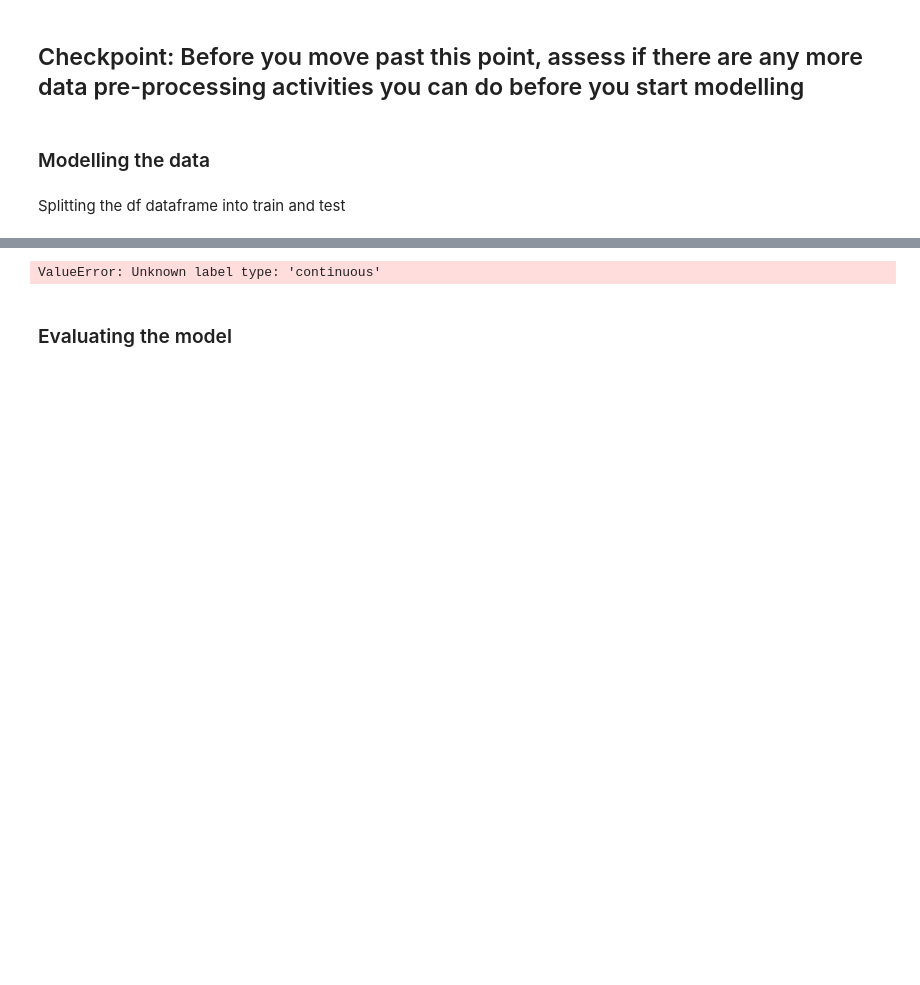
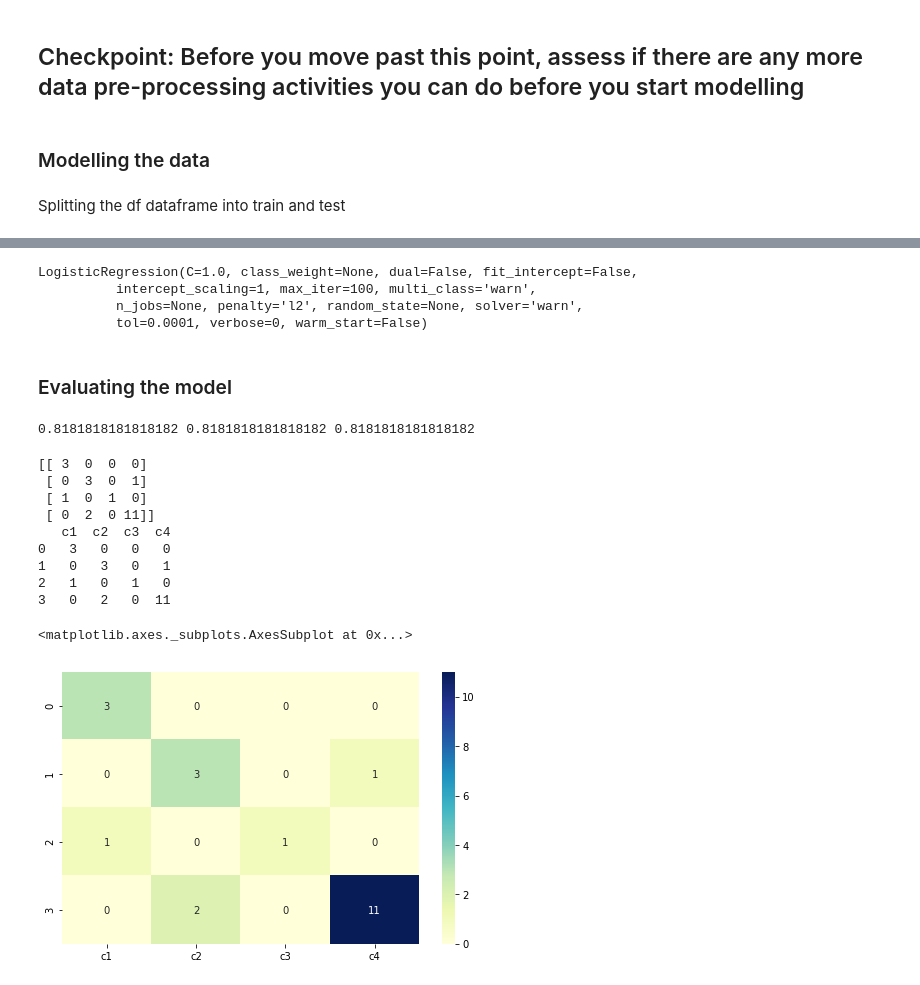
Before and after one commit to redlion47/DataScience, a Jupyter notebook: week12_Assessment/Week12 Assessment - ML with Python.ipynb, the cells around one changed output, grey strips where cells are left out. Drawn from its saved outputs; the diff is of its cells as text; code cells hidden in the pictures; blank space fills up the shorter version.

Commit message:
Started challenges and strengthening my DS skills

```diff
--- a/week12_Assessment/Week12 Assessment - ML with Python.ipynb
+++ b/week12_Assessment/Week12 Assessment - ML with Python.ipynb
@@ -239,7 +292,7 @@ df.sample()
 # %% [markdown]
 Splitting the df dataframe into train and test
 # %%
-x_train, x_test, y_train, y_test  = train_test_split(df.drop(columns=['new_class','new_class_labels']),df.new_class_labels,test_size=.20,random_state=5)
+x_train, x_test, y_train, y_test  = train_test_split(feature_scaled,df[label],test_size=.20,random_state=5)
 # %%
 print(x_train.shape,x_test.shape)
 print(y_train.shape,y_test.shape)
@@ -251,12 +304,17 @@ df.shape
 # %%
 rf = RandomForestClassifier()
 dt = DecisionTreeClassifier()
-# rf.fit(x_train,y_train)
+logreg = LogisticRegression(fit_intercept=False)
+rf.fit(x_train,y_train)
 dt.fit(x_train,y_train)
+logreg.fit(x_train,y_train)
 # %% [output]
-ValueError: Unknown label type: 'continuous'
+LogisticRegression(C=1.0, class_weight=None, dual=False, fit_intercept=False,
+          intercept_scaling=1, max_iter=100, multi_class='warn',
+          n_jobs=None, penalty='l2', random_state=None, solver='warn',
+          tol=0.0001, verbose=0, warm_start=False)
 # %%
 ##making predictions using the RnadomForest regression model
-y_pred=logreg.predict(x_test)
+y_rfpred=rf.predict(x_test)
 # %%
 ##making predictions using the decision tree classifier
@@ -265,8 +325,35 @@ y_pred=logreg.predict(x_test)
 ### Evaluating the model
 # %%
 ##Evaluating the Accuracy RandomForest Model
-metrics.accuracy_score(y_test,y_pred)
+rfAccuracy = accuracy_score(y_test,y_rfpred)
 
 ##Evaluating the DecisionTreeClassifier Model
-metrics.accuracy_score(y_test,y_pred)
+dtAccuracy = accuracy_score(y_test,y_dtpred)
+
+##Evaluating the LogisticRegressionClassifier Model
+logregAccuracy = accuracy_score(y_test,y_logregpred)
+
+print(rfAccuracy,dtAccuracy,logregAccuracy)
+# %% [output]
+0.8181818181818182 0.8181818181818182 0.8181818181818182
+# %%
+##Plot the confusion matrix for the RandomForest Model
+cm=confusion_matrix(y_test,y_rfpred)
+print(cm)
+conf_matrix=pd.DataFrame(data=cm,columns=['c1', 'c2','c3','c4'])
+print(conf_matrix)
+plt.figure(figsize = (8,5))
+sns.heatmap(conf_matrix, annot=True,fmt='d',cmap="YlGnBu")
+# %% [output]
+[[ 3  0  0  0]
+ [ 0  3  0  1]
+ [ 1  0  1  0]
+ [ 0  2  0 11]]
+   c1  c2  c3  c4
+0   3   0   0   0
+1   0   3   0   1
+2   1   0   1   0
+3   0   2   0  11
+<matplotlib.axes._subplots.AxesSubplot at 0x...>
+[figure, added]
 # %%
```
Also changed, not shown: parts of 24 cells of this notebook, 9 other files.
